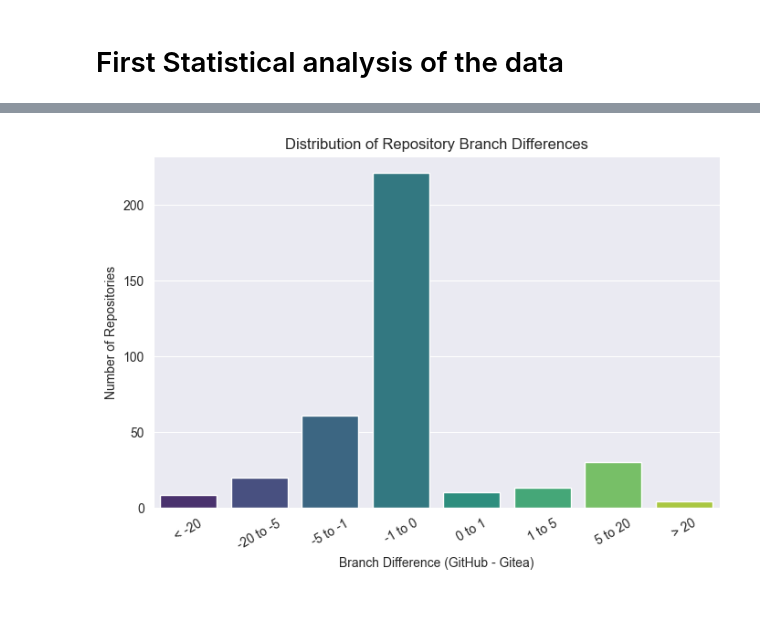
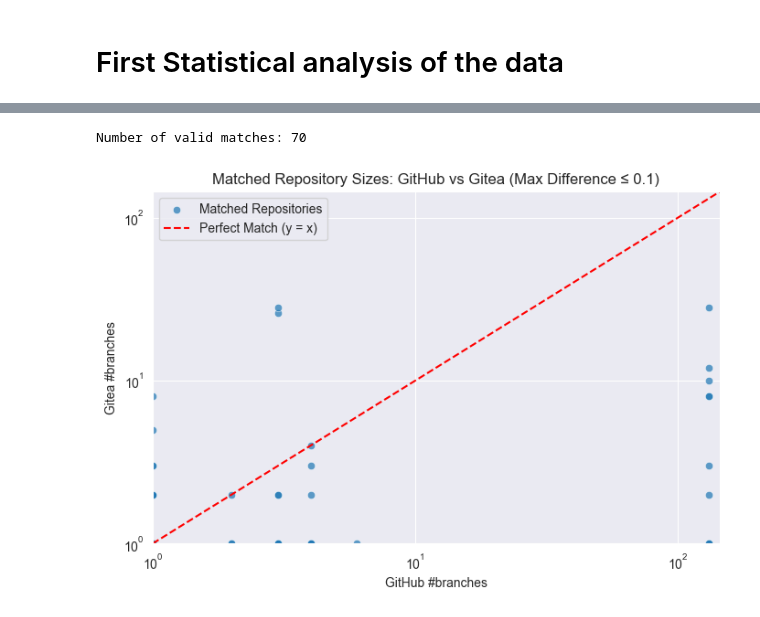
Before and after one commit to SamuelSVG/Memoire, a Jupyter notebook: analysis_notebook.ipynb, the cells around one changed output, grey strips where cells are left out. Cells and saved outputs as stored; diff of their text form; code cells hidden in the pictures.

```diff
--- a/analysis_notebook.ipynb
+++ b/analysis_notebook.ipynb
@@ -449,70 +323,10 @@ plt.show()
 # %%
 # Load Data
-df_github = pd.read_csv("github_repos_0_500.csv")
-df_gitea = pd.read_csv("gitea_repos_0_500.csv")
+df_github = pd.read_csv("github_repos_with_metrics_test.csv")
+df_gitea = pd.read_csv("gitea_repos_with_metrics_test.csv")
 
-# Add Platform Column (GitHub = 1, Gitea = 0)
-df_github["Platform"] = 1  # Treatment
-df_gitea["Platform"] = 0   # Control
-
-# Combine Data
-df = pd.concat([df_github, df_gitea])
-
-# Select Features for Matching (EXCLUDING "#Branches" since we compare it later)
-features = ["#Stars", "#Forks", "#Issues", "#Commits"]
-df = df.dropna(subset=features)  # Remove missing values
-
-# Normalize Features
-scaler = StandardScaler()
-X = scaler.fit_transform(df[features])
-y = df["Platform"]
-
-# Fit Logistic Regression for Propensity Scores
-logit = LogisticRegression()
-logit.fit(X, y)
-
-df["Propensity Score"] = logit.predict_proba(X)[:, 1]
-
-# Separate Groups
-df_treated = df[df["Platform"] == 1].copy()
-df_control = df[df["Platform"] == 0].copy()
-
-# Matching Using Nearest Neighbors
-X_treated = df_treated["Propensity Score"].values.reshape(-1, 1)
-X_control = df_control["Propensity Score"].values.reshape(-1, 1)
-
-nn = NearestNeighbors(n_neighbors=1)
-nn.fit(X_treated)
-
-distances, indices = nn.kneighbors(X_control, n_neighbors=1)
-
-# Get Matched Pairs
-df_matched_treated = df_treated.iloc[indices.flatten()].reset_index(drop=True)
-df_matched_control = df_control.reset_index(drop=True)
-
-# Compute Branch Difference
-df_matched_control["Matched Branches"] = df_matched_treated["#Branches"].values
-df_matched_control["Branch Difference"] = df_matched_treated["#Branches"].values - df_matched_control["#Branches"].values
-
-# Define branch difference bins (ranges)
-bins = [-float("inf"), -20, -5, -1, 0, 1, 5, 20, float("inf")]
-labels = ["< -20", "-20 to -5", "-5 to -1", "-1 to 0", "0 to 1", "1 to 5", "5 to 20", "> 20"]
-
-# Create a new column to categorize branch differences
-df_matched_control["Branch Difference Range"] = pd.cut(df_matched_control["Branch Difference"], bins=bins, labels=labels)
-
-# Count occurrences of each range
-branch_diff_counts = df_matched_control["Branch Difference Range"].value_counts().sort_index()
-
-# Plot the bar chart
-plt.figure(figsize=(8, 5))
-sns.barplot(x=branch_diff_counts.index, y=branch_diff_counts.values, hue=branch_diff_counts.index, palette="viridis", legend=False)
-
-# Formatting
-plt.xlabel("Branch Difference (GitHub - Gitea)")
-plt.ylabel("Number of Repositories")
-plt.title("Distribution of Repository Branch Differences")
-plt.xticks(rotation=30)
-plt.show()
+# Perform matching and create the plot
+platform_analysis.propensity_score_matching(df_github, df_gitea, Metrics.BRANCH, max_difference=0.1)
 # %% [output]
+Number of valid matches: 70
-[figure, old version]
+[figure, new version]
```
Also changed, not shown: parts of 16 cells of this notebook, 7 other files.
